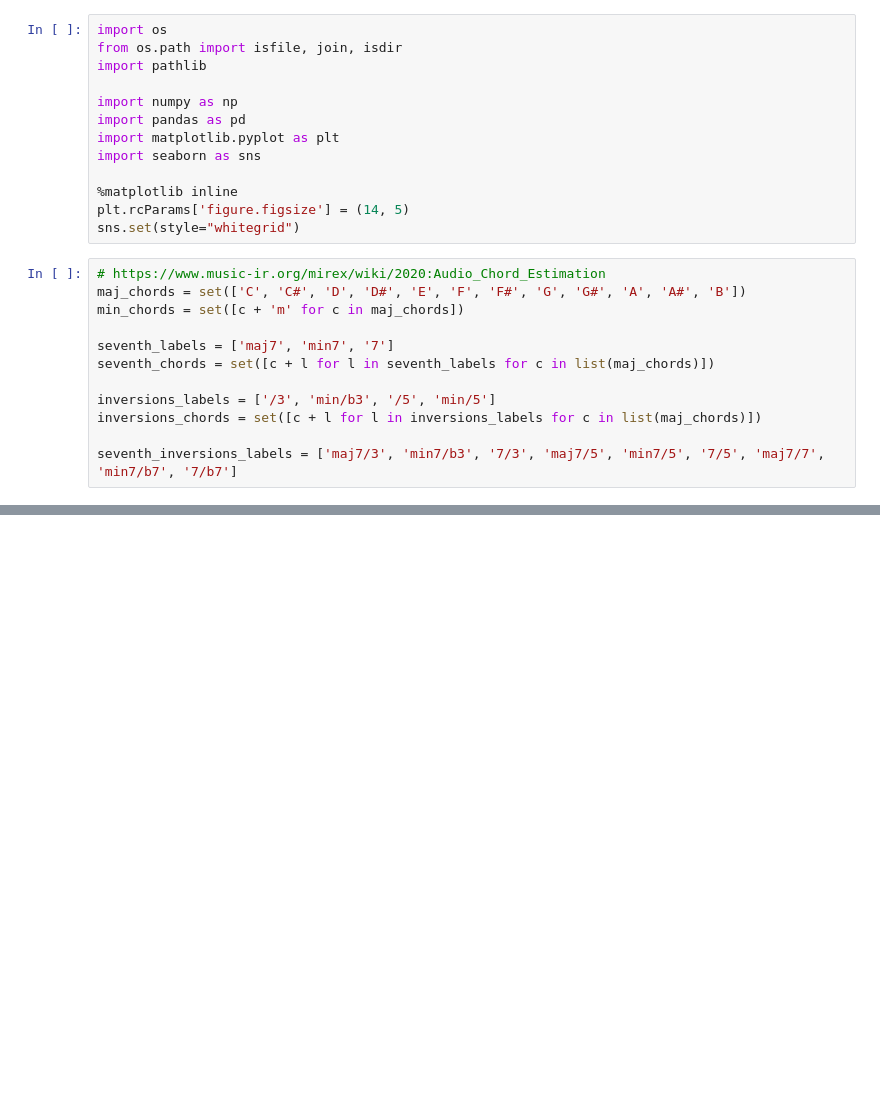
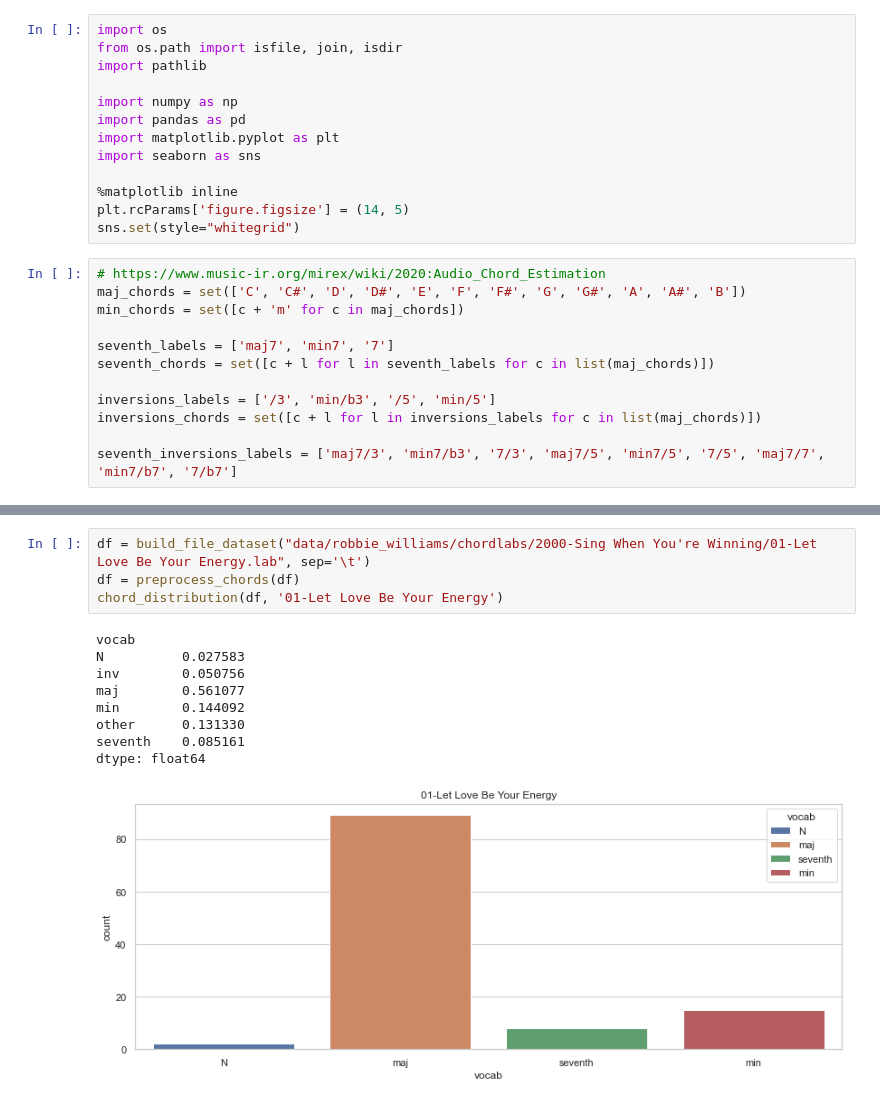
Before and after one commit to discort/chord-recognition, a Jupyter notebook: chords_distribution.ipynb, the cells around one changed output, grey strips where cells are left out. Saved outputs shown, nothing was run; the diff lists cells and outputs as text; blank space fills up the shorter version.

```diff
--- a/chords_distribution.ipynb
+++ b/chords_distribution.ipynb
@@ -138,0 +129,14 @@ Length: 395, dtype: float64
+# %%
+df = build_file_dataset("data/robbie_williams/chordlabs/2000-Sing When You're Winning/01-Let Love Be Your Energy.lab", sep='\t')
+df = preprocess_chords(df)
+chord_distribution(df, '01-Let Love Be Your Energy')
+# %% [output]
+vocab
+N          0.027583
+inv        0.050756
+maj        0.561077
+min        0.144092
+other      0.131330
+seventh    0.085161
+dtype: float64
+[figure, added]
```
Also changed, not shown: parts of 13 cells of this notebook, 9 other files.
